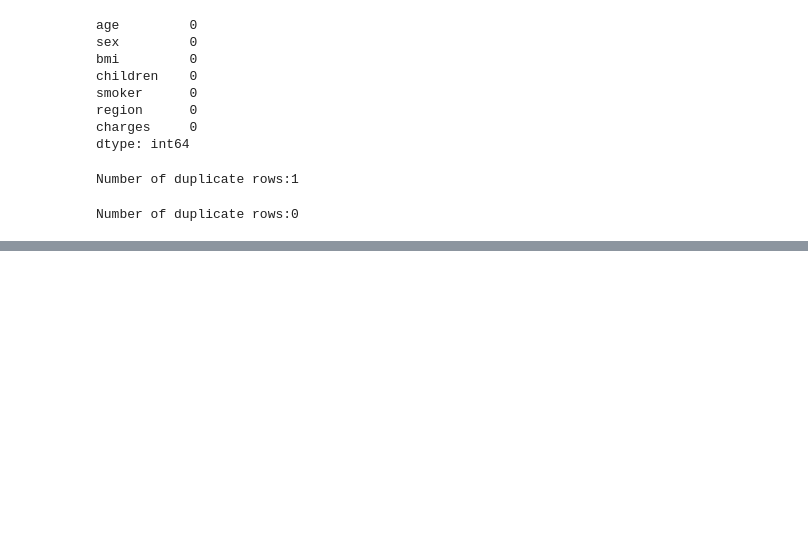
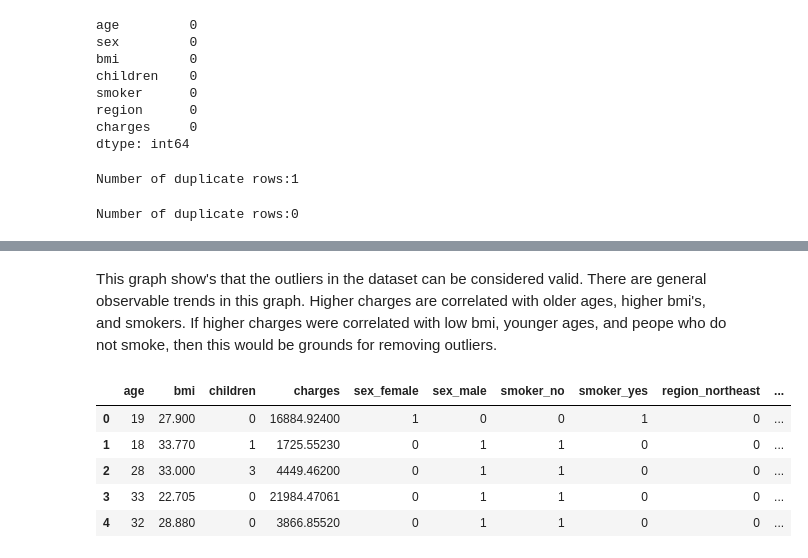
Before and after one commit to sylaschacko/medical-cost-analysis, a Jupyter notebook: analysis.ipynb, the cells around one changed output, grey strips where cells are left out. Cells and saved outputs as stored; diff of their text form; code cells hidden in the pictures; blank space fills up the shorter version.

```diff
--- a/analysis.ipynb
+++ b/analysis.ipynb
@@ -92,0 +123,17 @@ Number of duplicate rows:0
+# %% [markdown]
+This graph show's that the outliers in the dataset can be considered valid. There are general observable trends in this graph. Higher charges are correlated with older ages, higher bmi's, and smokers. If higher charges were correlated with low bmi, younger ages, and peope who do not smoke, then this would be grounds for removing outliers.
+# %%
+# One-Hot-Encoding
+df2 = pd.get_dummies(df1, prefix={'sex':'sex','smoker':'smoker','region':'region'},
+               prefix_sep="_",
+               columns=['sex','smoker','region'],
+               dtype=int)
+
+df2.head()
+# %% [output]
+|  | age | bmi | children | charges | sex_female | sex_male | smoker_no | smoker_yes | region_northeast | ... |
+| 0 | 19 | 27.900 | 0 | 16884.92400 | 1 | 0 | 0 | 1 | 0 | ... |
+| 1 | 18 | 33.770 | 1 | 1725.55230 | 0 | 1 | 1 | 0 | 0 | ... |
+| 2 | 28 | 33.000 | 3 | 4449.46200 | 0 | 1 | 1 | 0 | 0 | ... |
+| 3 | 33 | 22.705 | 0 | 21984.47061 | 0 | 1 | 1 | 0 | 0 | ... |
+| 4 | 32 | 28.880 | 0 | 3866.85520 | 0 | 1 | 1 | 0 | 0 | ... |
```
Also changed, not shown: parts of 7 cells of this notebook, 1 other file.
